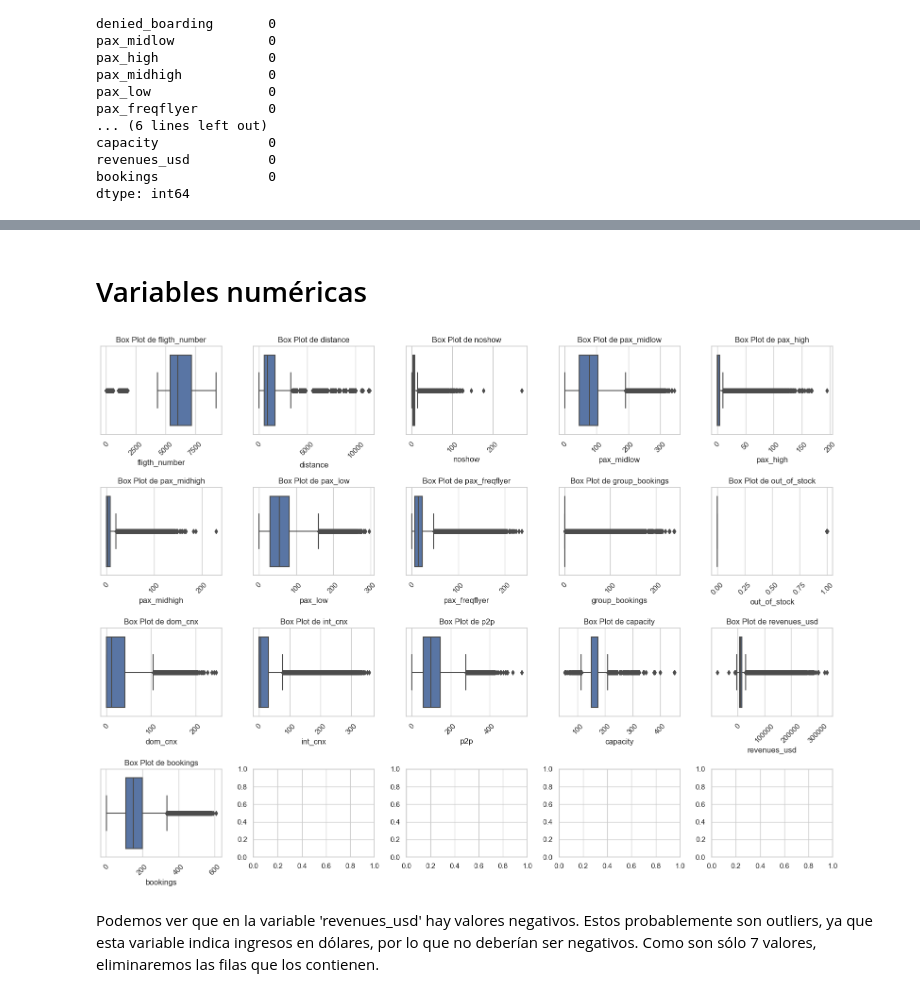
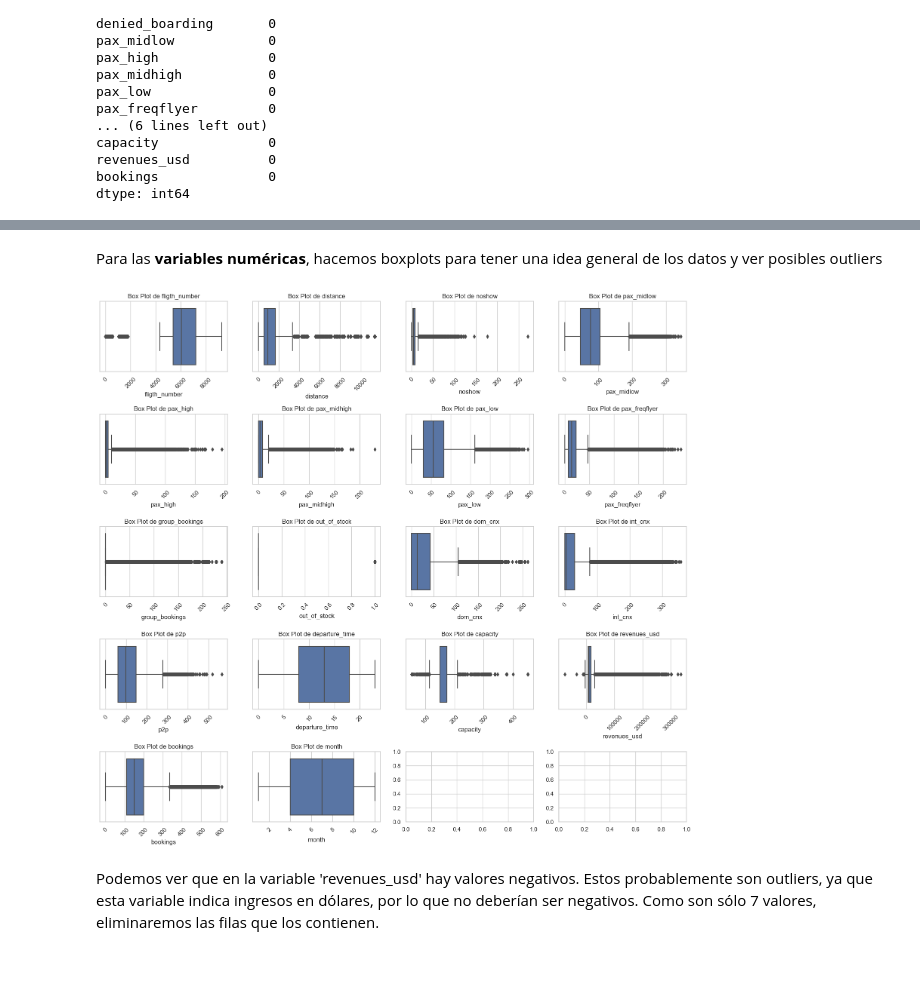
Before and after one commit to anitalittle/tarea2, a Jupyter notebook: tarea2.ipynb, the cells around one changed output, grey strips where cells are left out. Saved outputs shown, nothing was run; the diff lists cells and outputs as text; code cells hidden in the pictures; blank space fills up the shorter version.

Commit message:
revisar outliers

```diff
--- a/tarea2.ipynb
+++ b/tarea2.ipynb
@@ -54,2 +55,0 @@ Como se tienen 999890 filas, consideramos que eliminar las 1418 filas con datos
-# %%
-df_train = df_train.dropna(subset=['departure_time'])
@@ -62 +65,19 @@ dtype: int64
+# %%
+import pandas as pd
+
+# Transformación para date:
+df_train['date'] = pd.to_datetime(df_train['date'])
+df_train['month'] = df_train['date'].dt.month
+df_train = df_train.drop(columns='date')
+
+# Transformación para departure_time:
+df_train['departure_time'] = pd.to_datetime(df_train['departure_time'], errors='coerce')  # Transformación y manejo de NaT
+# Extrae solo la hora de inicio (hh) y reemplaza NaT con un -1 por mientras
+df_train['departure_time'] = df_train['departure_time'].apply(lambda x: x.hour if not pd.isna(x) else -1)
+
+# Calcula la mediana de las horas de inicio (ignorando los valores -1)
+median_departure_time = df_train['departure_time'][df_train['departure_time'] != -1].median()
+
+# Imputa los valores -1 en 'departure_time' con la mediana
+df_train['departure_time'].replace(-1, median_departure_time, inplace=True)
 # %% [markdown]
@@ -65,30 +95,32 @@ Como el objetivo principal de este proyecto es estimar el número de no show en
-# %%
-df_train = df_train.drop(columns=['denied_boarding'])
-# %% [markdown]
-# Variables numéricas
+# %%
+# Eliminar las columnas origin, destination y denied_boarding del df
+columnas_eliminar = ['origin', 'destination', 'denied_boarding']
+df_train = df_train.drop(columns=columnas_eliminar)
+# %% [markdown]
+Para las **variables numéricas**, hacemos boxplots para tener una idea general de los datos y ver posibles outliers
 # %%
 import seaborn as sns
 import matplotlib.pyplot as plt
 
 numeric_columns = df_train.select_dtypes(include=['number']).columns
 sns.set(style="whitegrid")
-plots_per_row = 5
+plots_per_row = 4
 num_rows = (len(numeric_columns) + plots_per_row - 1) // plots_per_row
 
 fig, axes = plt.subplots(num_rows, plots_per_row, figsize=(16, 3 * num_rows))
 
 for i, column in enumerate(numeric_columns):
     row = i // plots_per_row
     col = i % plots_per_row
     sns.boxplot(data=df_train, x=column, ax=axes[row, col])
     axes[row, col].set_xlabel(column)
     axes[row, col].set_title(f'Box Plot de {column}')
     axes[row, col].tick_params(axis='x', rotation=45)
 
 plt.tight_layout()
 plt.show()
 # %% [output]
-[figure, old version]
+[figure, new version]
 # %% [markdown]
 Podemos ver que en la variable 'revenues_usd' hay valores negativos. Estos probablemente son outliers, ya que esta variable indica ingresos en dólares, por lo que no deberían ser negativos. Como son sólo 7 valores, eliminaremos las filas que los contienen.
 # %%
```
Also changed, not shown: parts of 15 cells of this notebook.
